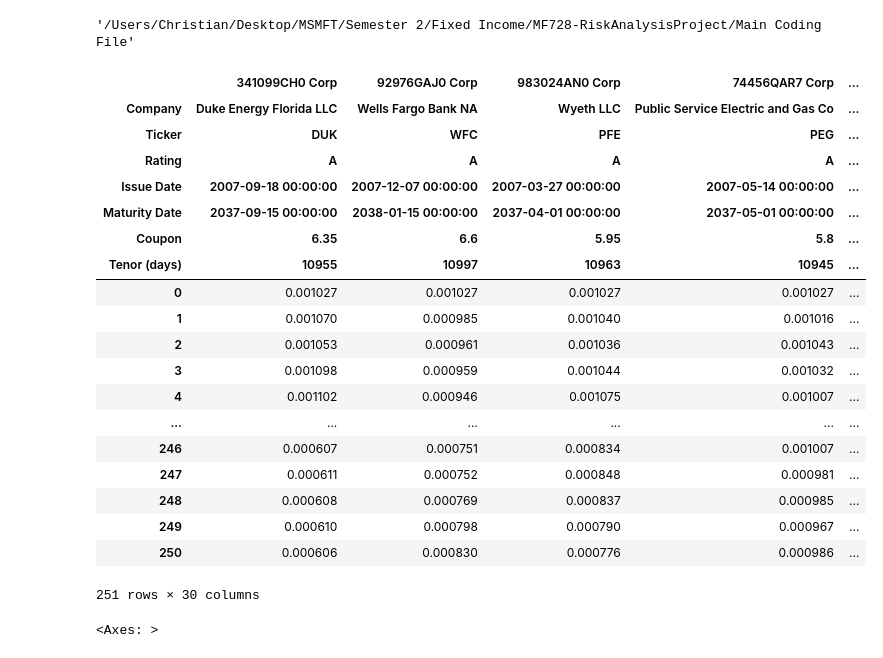
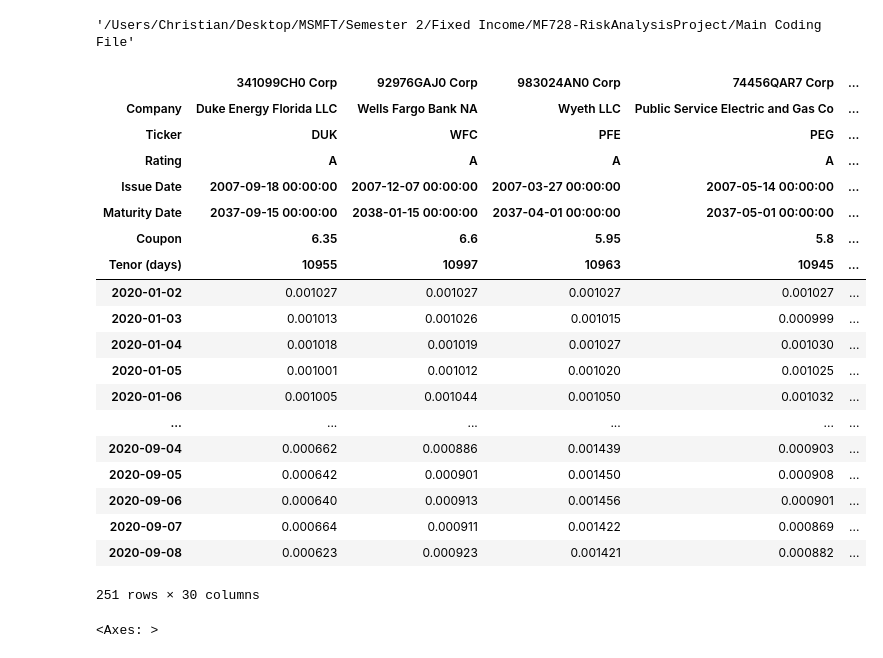
Before and after one commit to Christian2473/MF728-RiskAnalysisProject, a Jupyter notebook: Main Coding File/CIR Calibration.ipynb, the cells around one changed output. Cells and saved outputs as stored; diff of their text form; code cells hidden in the pictures.

```diff
--- a/Main Coding File/CIR Calibration.ipynb
+++ b/Main Coding File/CIR Calibration.ipynb
@@ -139,53 +140,57 @@ class CIR(CIR_base):
     def calibrate(self):
         self.dataframe.apply(lambda x : x.calibrate())
 
-    def simulate(self, N:int = 1, starting_rate:float = None) ->np.ndarray:
+    def simulate(self, starting_rates:pd.Series|None = None) ->np.ndarray:
         """
         Simulate the CIR process using calibrated parameters.
 
         Parameters
         ----------
         N : int
             Number of simulations to run.
         starting_rate : float
             Starting interest rate for the simulation. If None, uses the first rate in the series.
 
         Returns
         -------
         np.ndarray
             Simulated interest rates. Each row corresponds to a simulation, and each column corresponds to a time step.
         """
         # Calibrate the CIR process
 
-        return self.dataframe.apply(lambda x : pd.Series(x.simulate()[0])).T
+        simulated_rates = self.dataframe.apply(lambda x : pd.Series(x.simulate()[0])).T
+
+        simulated_rates.index = [self.rates.index[0] + timedelta(days = i) for i in range(len(simulated_rates))]
+
+        return simulated_rates
 
 
 model = CIR(data)
 model.calibrate()
 
-simulations = model.simulate(1)
+simulations = model.simulate()
 
 simulations
 # %% [output]
 |  | 341099CH0 Corp | 92976GAJ0 Corp | 983024AN0 Corp | 74456QAR7 Corp | ... |
 | Company | Duke Energy Florida LLC | Wells Fargo Bank NA | Wyeth LLC | Public Service Electric and Gas Co | ... |
 | Ticker | DUK | WFC | PFE | PEG | ... |
 | Rating | A | A | A | A | ... |
 | Issue Date | 2007-09-18 00:00:00 | 2007-12-07 00:00:00 | 2007-03-27 00:00:00 | 2007-05-14 00:00:00 | ... |
 | Maturity Date | 2037-09-15 00:00:00 | 2038-01-15 00:00:00 | 2037-04-01 00:00:00 | 2037-05-01 00:00:00 | ... |
 | Coupon | 6.35 | 6.6 | 5.95 | 5.8 | ... |
 | Tenor (days) | 10955 | 10997 | 10963 | 10945 | ... |
-| 0 | 0.001027 | 0.001027 | 0.001027 | 0.001027 | ... |
-| 1 | 0.001070 | 0.000985 | 0.001040 | 0.001016 | ... |
-| 2 | 0.001053 | 0.000961 | 0.001036 | 0.001043 | ... |
-| 3 | 0.001098 | 0.000959 | 0.001044 | 0.001032 | ... |
-| 4 | 0.001102 | 0.000946 | 0.001075 | 0.001007 | ... |
+| 2020-01-02 | 0.001027 | 0.001027 | 0.001027 | 0.001027 | ... |
+| 2020-01-03 | 0.001013 | 0.001026 | 0.001015 | 0.000999 | ... |
+| 2020-01-04 | 0.001018 | 0.001019 | 0.001027 | 0.001030 | ... |
+| 2020-01-05 | 0.001001 | 0.001012 | 0.001020 | 0.001025 | ... |
+| 2020-01-06 | 0.001005 | 0.001044 | 0.001050 | 0.001032 | ... |
 | ... | ... | ... | ... | ... | ... |
-| 246 | 0.000607 | 0.000751 | 0.000834 | 0.001007 | ... |
-| 247 | 0.000611 | 0.000752 | 0.000848 | 0.000981 | ... |
-| 248 | 0.000608 | 0.000769 | 0.000837 | 0.000985 | ... |
-| 249 | 0.000610 | 0.000798 | 0.000790 | 0.000967 | ... |
-| 250 | 0.000606 | 0.000830 | 0.000776 | 0.000986 | ... |
+| 2020-09-04 | 0.000662 | 0.000886 | 0.001439 | 0.000903 | ... |
+| 2020-09-05 | 0.000642 | 0.000901 | 0.001450 | 0.000908 | ... |
+| 2020-09-06 | 0.000640 | 0.000913 | 0.001456 | 0.000901 | ... |
+| 2020-09-07 | 0.000664 | 0.000911 | 0.001422 | 0.000869 | ... |
+| 2020-09-08 | 0.000623 | 0.000923 | 0.001421 | 0.000882 | ... |
 251 rows × 30 columns
 # %%
 data.loc["2020-01-01":"2020-12-31"].iloc[:,2].plot()
```
Also changed, not shown: parts of 1 cell of this notebook, 9 other files.
